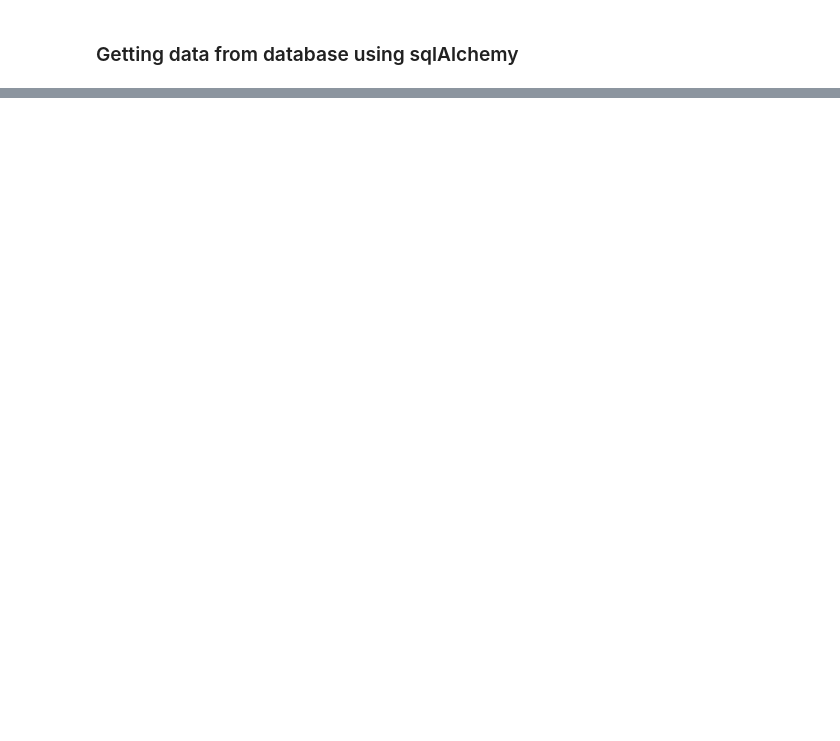
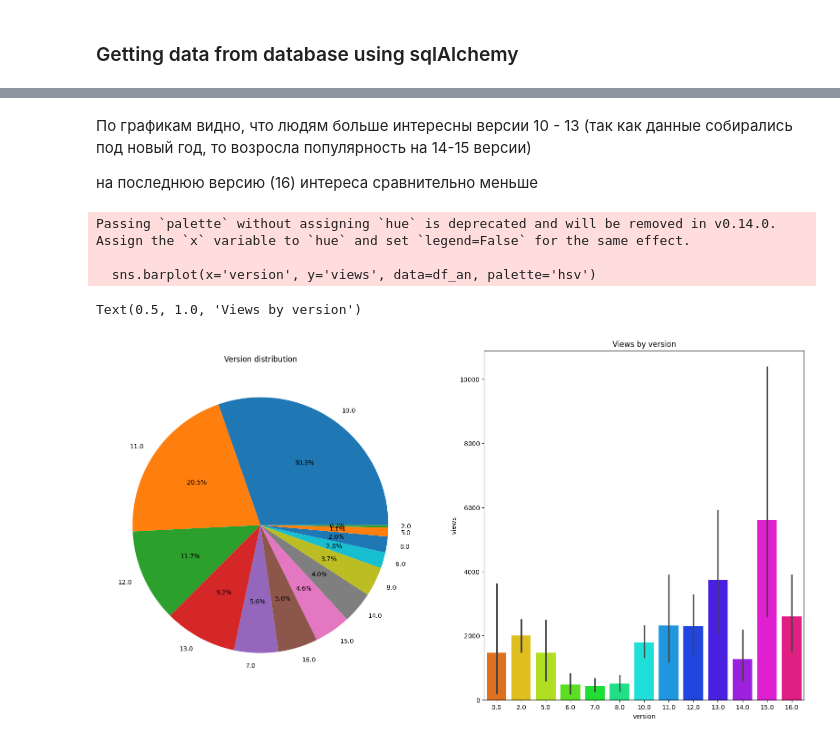
Before and after one commit to MomsDeveloper/AvitoPhoneInsights, a Jupyter notebook: notebooks/eda.ipynb, the cells around one changed output, grey strips where cells are left out. Saved outputs shown, nothing was run; the diff lists cells and outputs as text; code cells hidden in the pictures; blank space fills up the shorter version.

```diff
--- a/notebooks/eda.ipynb
+++ b/notebooks/eda.ipynb
@@ -109,0 +288,18 @@ memory usage: 9.6+ KB
+# %% [markdown]
+По графикам видно, что людям больше интересны версии 10 - 13 (так как данные собирались под новый год, то возросла популярность на 14-15 версии)
+
+на последнюю версию (16) интереса сравнительно меньше
+# %%
+version_counts = df['version'].value_counts()
+fig, ax = plt.subplots(1, 2, figsize=(20, 10))
+ax[0].pie(version_counts, labels=version_counts.index, autopct='%1.1f%%')
+ax[0].set_title('Version distribution')
+
+sns.barplot(x='version', y='views', data=df_an, palette='hsv')
+ax[1].set_title('Views by version')
+# %% [output]
+Passing `palette` without assigning `hue` is deprecated and will be removed in v0.14.0. Assign the `x` variable to `hue` and set `legend=False` for the same effect.
+
+  sns.barplot(x='version', y='views', data=df_an, palette='hsv')
+Text(0.5, 1.0, 'Views by version')
+[figure, added]
```
Also changed, not shown: parts of 38 cells of this notebook, 2 other files.
